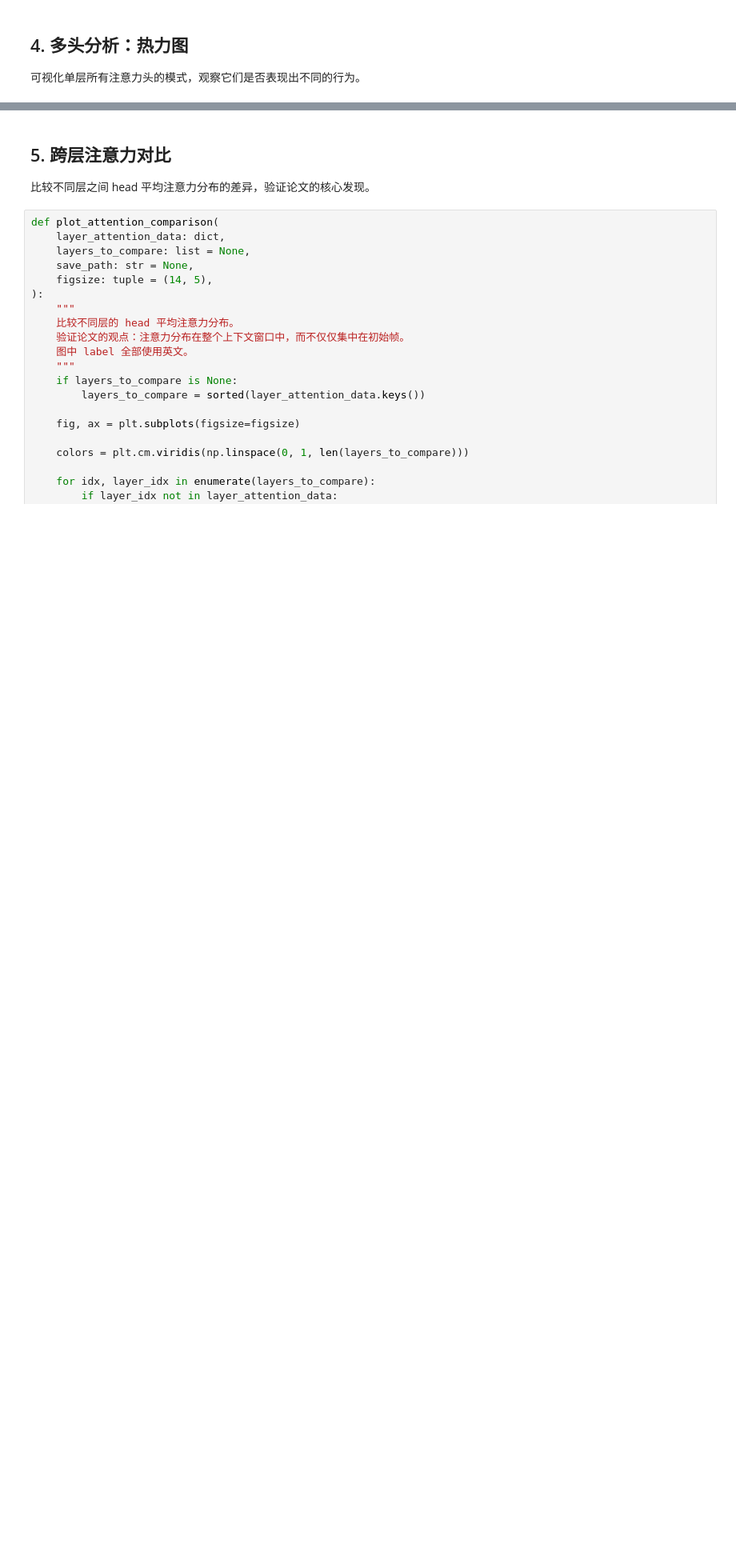
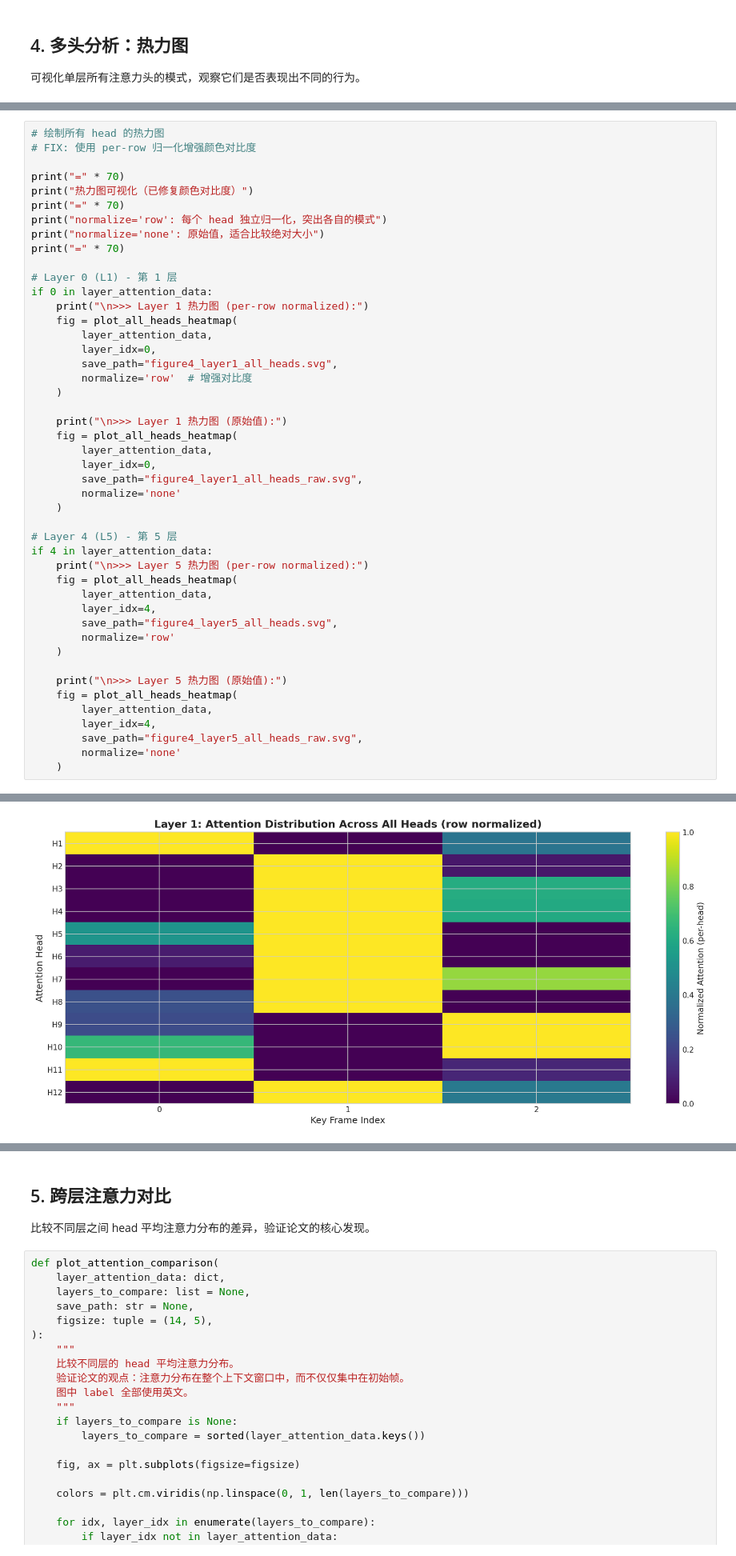
Before and after one commit to winbeau/Self-Forcing-fork, a Jupyter notebook: plot_figure4.ipynb, the cells around one changed output, grey strips where cells are left out. Shown at 80% size. Cells and saved outputs as stored; diff of their text form; blank space fills up the shorter version.

```diff
--- a/plot_figure4.ipynb
+++ b/plot_figure4.ipynb
@@ -427,0 +772,47 @@ def plot_all_heads_heatmap(
+# %%
+# 绘制所有 head 的热力图
+# FIX: 使用 per-row 归一化增强颜色对比度
+
+print("=" * 70)
+print("热力图可视化（已修复颜色对比度）")
+print("=" * 70)
+print("normalize='row': 每个 head 独立归一化，突出各自的模式")
+print("normalize='none': 原始值，适合比较绝对大小")
+print("=" * 70)
+
+# Layer 0 (L1) - 第 1 层
+if 0 in layer_attention_data:
+    print("\n>>> Layer 1 热力图 (per-row normalized):")
+    fig = plot_all_heads_heatmap(
+        layer_attention_data,
+        layer_idx=0,
+        save_path="figure4_layer1_all_heads.svg",
+        normalize='row'  # 增强对比度
+    )
+
+    print("\n>>> Layer 1 热力图 (原始值):")
+    fig = plot_all_heads_heatmap(
+        layer_attention_data,
+        layer_idx=0,
+        save_path="figure4_layer1_all_heads_raw.svg",
+        normalize='none'
+    )
+
+# Layer 4 (L5) - 第 5 层
+if 4 in layer_attention_data:
+    print("\n>>> Layer 5 热力图 (per-row normalized):")
+    fig = plot_all_heads_heatmap(
+        layer_attention_data,
+        layer_idx=4,
+        save_path="figure4_layer5_all_heads.svg",
+        normalize='row'
+    )
+
+    print("\n>>> Layer 5 热力图 (原始值):")
+    fig = plot_all_heads_heatmap(
+        layer_attention_data,
+        layer_idx=4,
+        save_path="figure4_layer5_all_heads_raw.svg",
+        normalize='none'
+    )
+# %% [output]
@@ -427,0 +830 @@ def plot_all_heads_heatmap(
+[figure, added]
```
Also changed, not shown: parts of 18 cells of this notebook, 17 other files.
